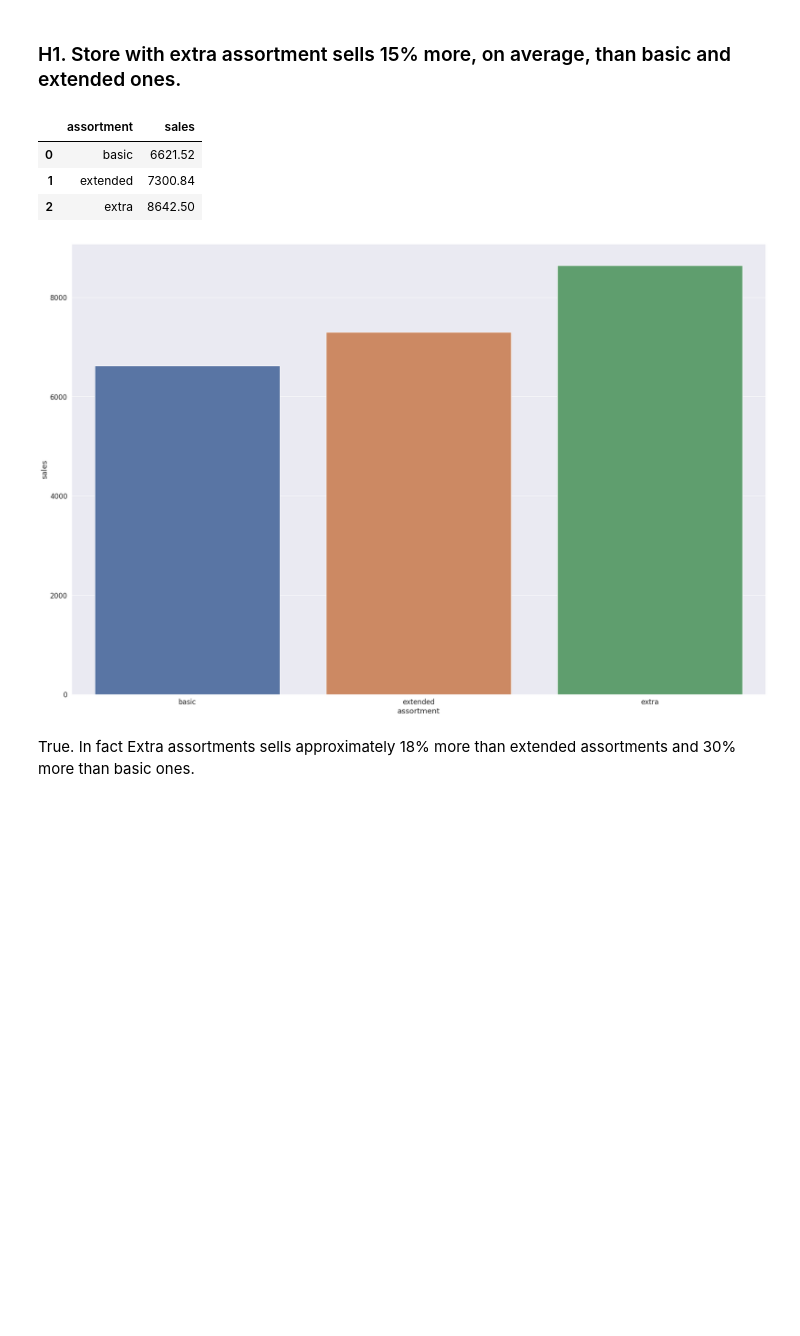
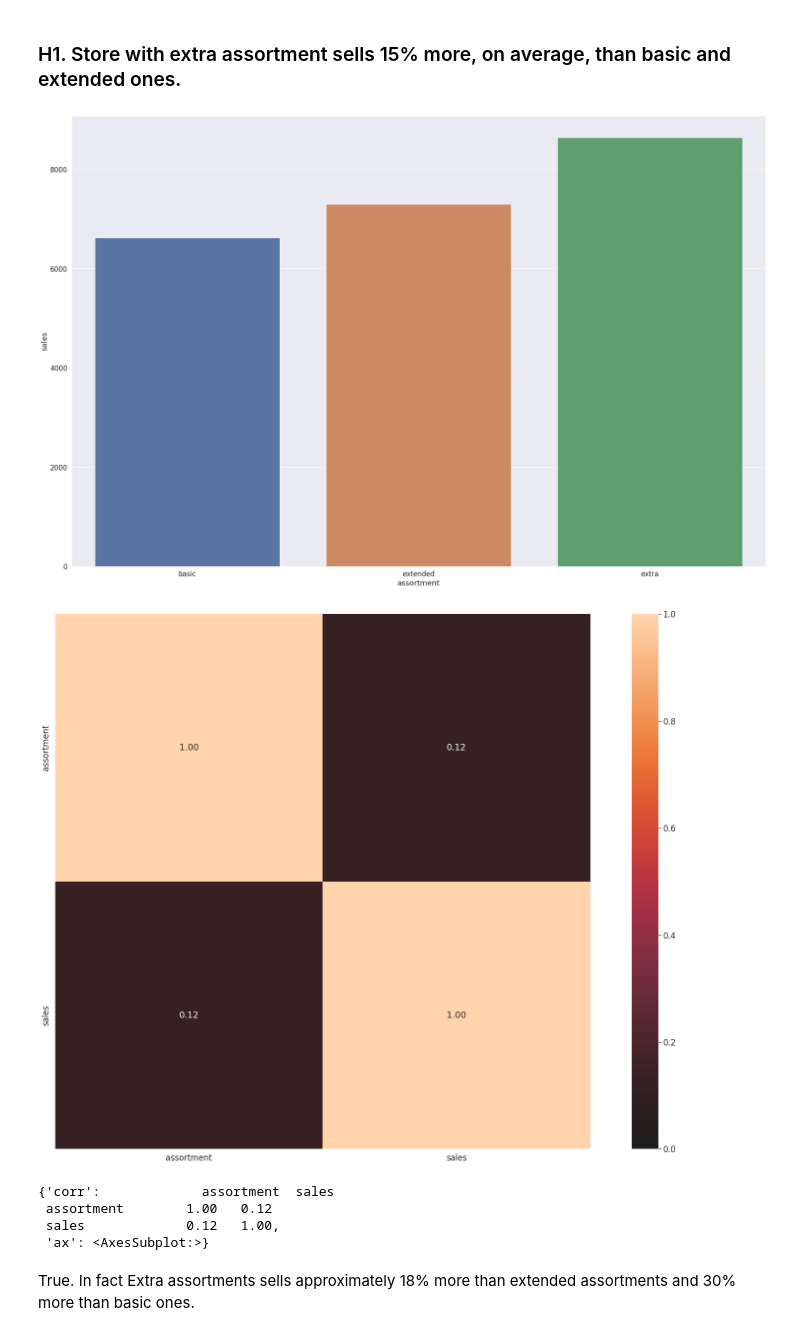
Before and after one commit to danillobarroscordeiro/rossman_sales, a Jupyter notebook: Untitled.ipynb, the cells around one changed output. Drawn from its saved outputs; the diff is of its cells as text; code cells hidden in the pictures; blank space fills up the shorter version.

```diff
--- a/Untitled.ipynb
+++ b/Untitled.ipynb
@@ -275,7 +277,7 @@ df2['day']= df2['date'].dt.day
 df2['week_of_year'] = df2['date'].dt.isocalendar().week
 
 # year week
-df2['year_weak'] = df2['date'].dt.strftime('%Y-%W')
+df2['year_weak'] = df2['date'].dt.strftime('%Y-%W').astype(int)
 
 # competition_since
 
@@ -393,12 +395,15 @@ plt.legend();
 # %%
 sns.barplot(data=df4[['sales','assortment']].groupby('assortment').mean().reset_index(), x='assortment', y='sales');
 df4[['sales','assortment']].groupby('assortment').mean().reset_index()
+
+nominal.associations(df4[['assortment','sales']]);
 # %% [output]
-|  | assortment | sales |
-| 0 | basic | 6621.52 |
-| 1 | extended | 7300.84 |
-| 2 | extra | 8642.50 |
 [figure]
+[figure, added]
+{'corr':             assortment  sales
+ assortment        1.00   0.12
+ sales             0.12   1.00,
+ 'ax': <AxesSubplot:>}
 # %% [markdown]
 True. In fact Extra assortments sells approximately 18% more than extended assortments and 30% more than basic ones.
 # %% [markdown]
```
Also changed, not shown: parts of 35 cells of this notebook.
